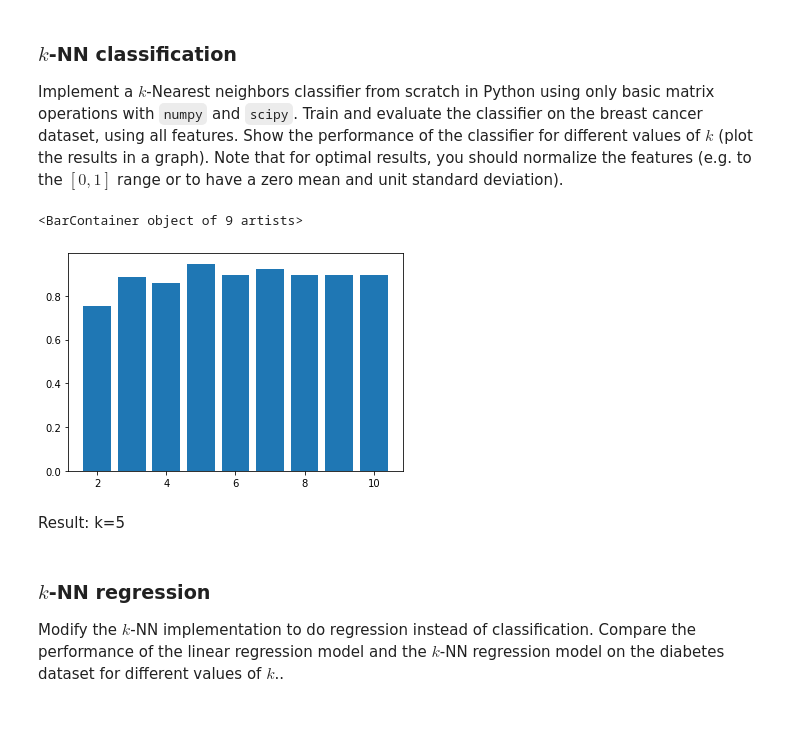
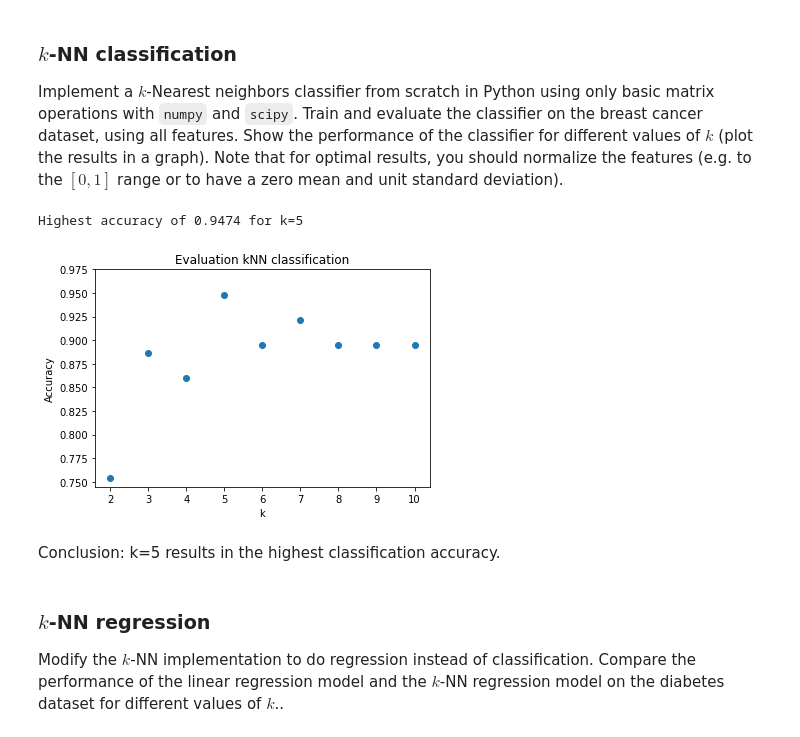
Before and after one commit to sarahlou-dr/8dm50-machine-learning, a Jupyter notebook: practicals/week_1.ipynb, the cells around one changed output. Drawn from its saved outputs; the diff is of its cells as text; code cells hidden in the pictures.

```diff
--- a/practicals/week_1.ipynb
+++ b/practicals/week_1.ipynb
@@ -177,8 +179,21 @@ $\boldsymbol{\mathrm{\hat{w}}}= ({\boldsymbol{\mathrm{D}}{\mathrm{X}}{\mathrm{X}
 
 Implement a $k$-Nearest neighbors classifier from scratch in Python using only basic matrix operations with `numpy` and `scipy`. Train and evaluate the classifier on the breast cancer dataset, using all features. Show the performance of the classifier for different values of $k$ (plot the results in a graph). Note that for optimal results, you should normalize the features (e.g. to the $[0, 1]$ range or to have a zero mean and unit standard deviation).
 # %%
+# Import knn_classifier class from knn.py
+from knn import knn_classifier
+
+# Import breast cancer dataset and split into test and training datasets
 train_test_split = 0.8
 
 split_index = int(train_test_split * breast_cancer.data.shape[0])
 X_train, X_test = breast_cancer.data[:split_index, :], breast_cancer.data[split_index:, :]
 y_train, y_test = breast_cancer.target[:split_index], breast_cancer.target[split_index:]
+
+# Run kNN classification algorithm for different values of k
+k_s = [i for i in range(2, 11)]
+results_classification = []
+
+for k in k_s:
+    model = knn_classifier(k=k)
+    model.fit(X_train, y_train)
+    results_classification.append(model.evaluate(X_test, y_test))
@@ -228,12 +200,19 @@ for k in k_s:
-# %%
-import matplotlib.pyplot as plt
-
-plt.bar(k_s, results)
-# %% [output]
-<BarContainer object of 9 artists>
-[figure, removed]
-# %% [markdown]
-Result: k=5
+# %%
+# Plot accuracy values of the different k values
+import matplotlib.pyplot as plt
+
+plt.scatter(k_s, results_classification)
+plt.title("Evaluation kNN classification")
+plt.ylabel("Accuracy")
+plt.yticks(np.arange(0.75, 1, 0.025))
+plt.xlabel("k")
+
+print(f"Highest accuracy of {max(results_classification):.4f} for k={k_s[results_classification.index(max(results_classification))]}")
+# %% [output]
+Highest accuracy of 0.9474 for k=5
+[figure, added]
+# %% [markdown]
+Conclusion: k=5 results in the highest classification accuracy.
 # %% [markdown]
 ### $k$-NN regression
 
```
Also changed, not shown: parts of 9 cells of this notebook.
